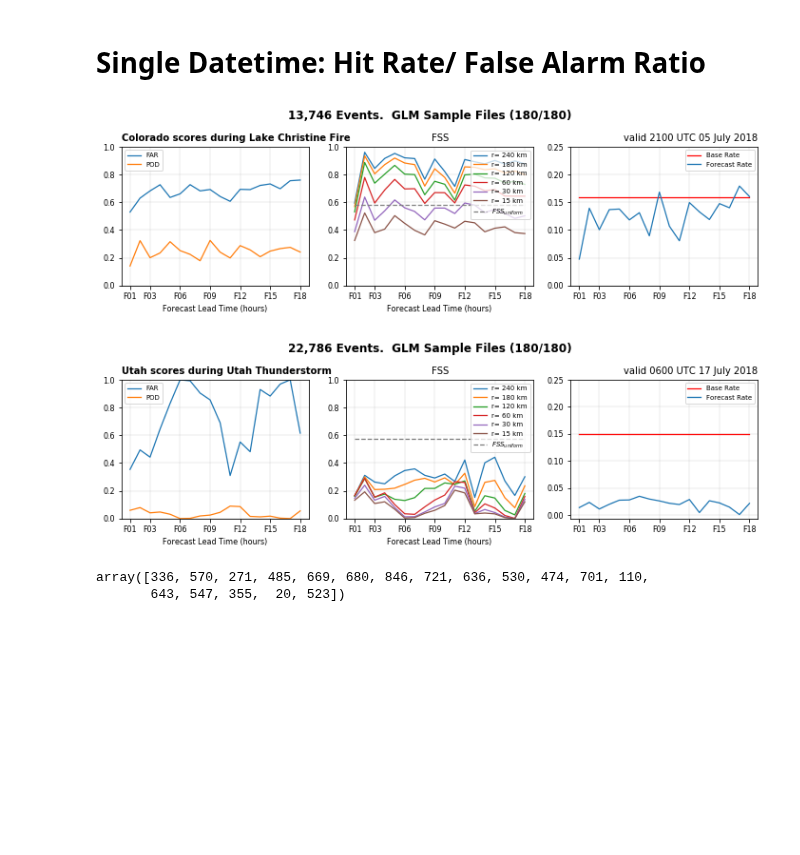
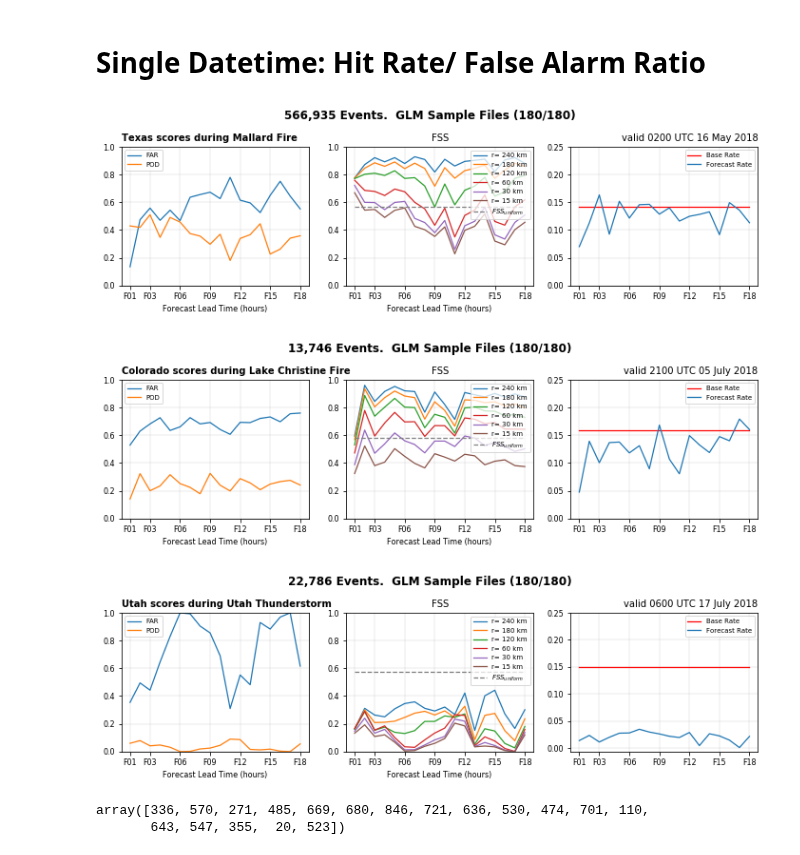
Before and after one commit to blaylockbk/pyBKB_v3, a Jupyter notebook: publications/GLM_HRRR/Fig-XX_Event_scores_from_table.ipynb, the cells around one changed output. Cells and saved outputs as stored; diff of their text form; code cells hidden in the pictures; blank space fills up the shorter version.

```diff
--- a/publications/GLM_HRRR/Fig-XX_Event_scores_from_table.ipynb
+++ b/publications/GLM_HRRR/Fig-XX_Event_scores_from_table.ipynb
@@ -108,7 +108,7 @@ def get_GLM_HRRR_FSS_day(DATE, DOMAIN, radius, verbose=True):
 radii = [80, 60, 40, 20, 10, 5] # For FSS scores files available
 
 
-for DATE, DOMAIN, NAME in zip(DATES[1:], DOMAINS[1:], NAMES[1:]):
+for DATE, DOMAIN, NAME in zip(DATES, DOMAINS, NAMES):
     line = get_GLM_HRRR_stats_day(DATE, DOMAIN, verbose=False)
 
     fix, (ax1, ax2, ax3) = plt.subplots(1,3)
@@ -145,35 +145,36 @@ for DATE, DOMAIN, NAME in zip(DATES[1:], DOMAINS[1:], NAMES[1:]):
         values = [fss['F%02d_FSS' % h] for h in range(1,19)]
         plt.plot(range(1,19), values, label='r= %s km' % (r*3))
     plt.title('FSS')
     plt.plot(range(1,19), FSS_uniform, color='grey', linestyle='--', label="$FSS_{uniform}$")
     plt.xticks(range(1,19))
     plt.legend(loc=1)
     plt.grid()
     plt.xlabel('Forecast Lead Time (hours)')
     plt.ylim([0,1])
     plt.xticks([1,3,6,9,12,15,18], ['F%02d' % f for f in [1,3,6,9,12,15,18]])
 
     plt.sca(ax3)
     # Total number of points in domain
     n = A+B+C+D
     # Total GLM points
     GLM_points = A+C
     # Total FXX points
     FXX_points = A+B
 
     plt.plot(range(1,19), GLM_points/n, label='Base Rate', color='r')
     plt.plot(range(1,19), FXX_points/n, label='Forecast Rate')
     plt.yticks(np.arange(0,.26, .05))
     plt.xticks([1,3,6,9,12,15,18], ['F%02d' % f for f in [1,3,6,9,12,15,18]])
     plt.legend(loc=1)
     plt.grid()
     plt.title('valid %s' % DATE.strftime('%H%M UTC %d %B %Y'), loc='right')
 
     plt.subplots_adjust(top=.8, wspace=.2)
     plt.savefig('./figs/fig-xx-%s_%s' % (DATE.strftime('%Y-%m-%d_%H%M'), DOMAIN))
 # %% [output]
-[figure, old version]
+[figure, new version]
-[figure, old version]
+[figure, new version]
+[figure, added]
 # %%
 # %% [output]
 array([336, 570, 271, 485, 669, 680, 846, 721, 636, 530, 474, 701, 110,
```
Also changed, not shown: 7 other files.
